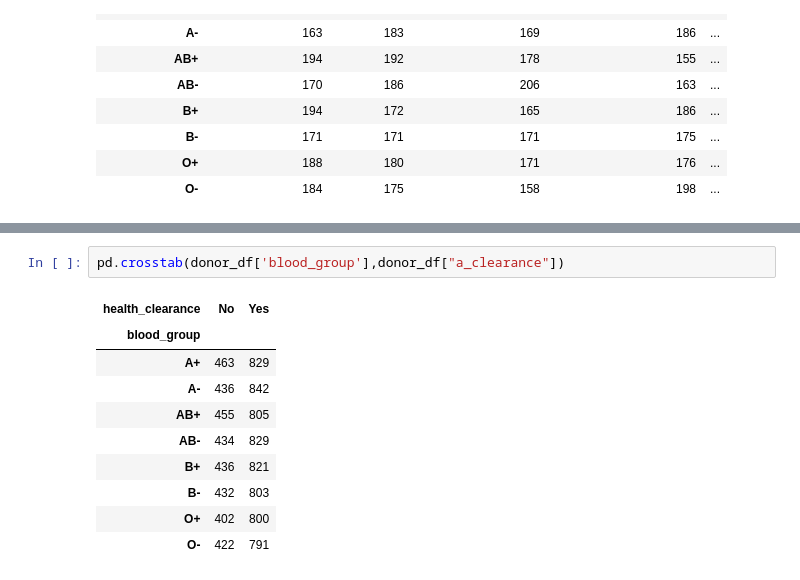
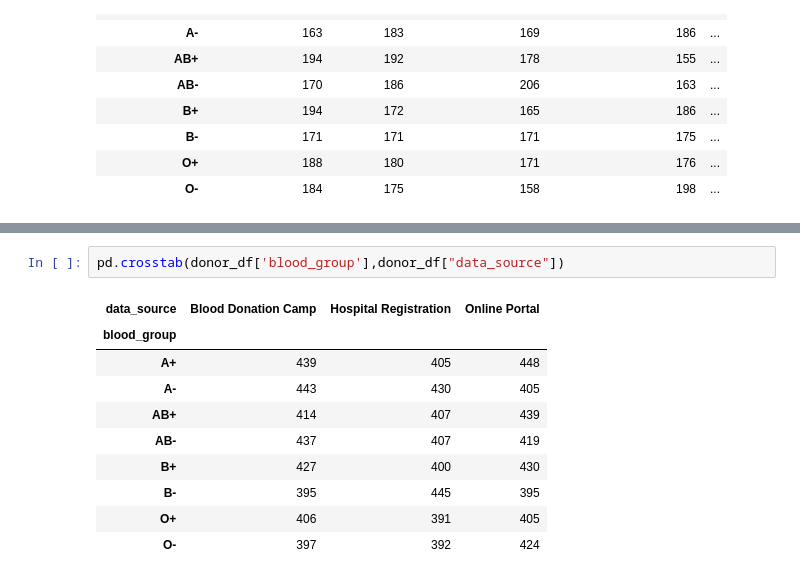
Before and after one commit to AnupCh37/BloodFinderAnalysis, a Jupyter notebook: notebooks/01_data_overview_cleaning.ipynb, the cells around one changed output, grey strips where cells are left out. Saved outputs shown, nothing was run; the diff lists cells and outputs as text.

```diff
--- a/notebooks/01_data_overview_cleaning.ipynb
+++ b/notebooks/01_data_overview_cleaning.ipynb
@@ -510,15 +730,15 @@ pd.crosstab(donor_df['location_name'],donor_df["preferred_donation_center"])
 | Koteshwor | 0 | 1380 | 0 | 0 | ... |
 | Thamel | 0 | 0 | 1450 | 0 | ... |
 # %%
-pd.crosstab(donor_df['blood_group'],donor_df["a_clearance"])
+pd.crosstab(donor_df['blood_group'],donor_df["data_source"])
 # %% [output]
-| health_clearance | No | Yes |
-| blood_group |  |  |
-| A+ | 463 | 829 |
-| A- | 436 | 842 |
-| AB+ | 455 | 805 |
-| AB- | 434 | 829 |
-| B+ | 436 | 821 |
-| B- | 432 | 803 |
-| O+ | 402 | 800 |
-| O- | 422 | 791 |
+| data_source | Blood Donation Camp | Hospital Registration | Online Portal |
+| blood_group |  |  |  |
+| A+ | 439 | 405 | 448 |
+| A- | 443 | 430 | 405 |
+| AB+ | 414 | 407 | 439 |
+| AB- | 437 | 407 | 419 |
+| B+ | 427 | 400 | 430 |
+| B- | 395 | 445 | 395 |
+| O+ | 406 | 391 | 405 |
+| O- | 397 | 392 | 424 |
```
Also changed, not shown: parts of 36 cells of this notebook.
